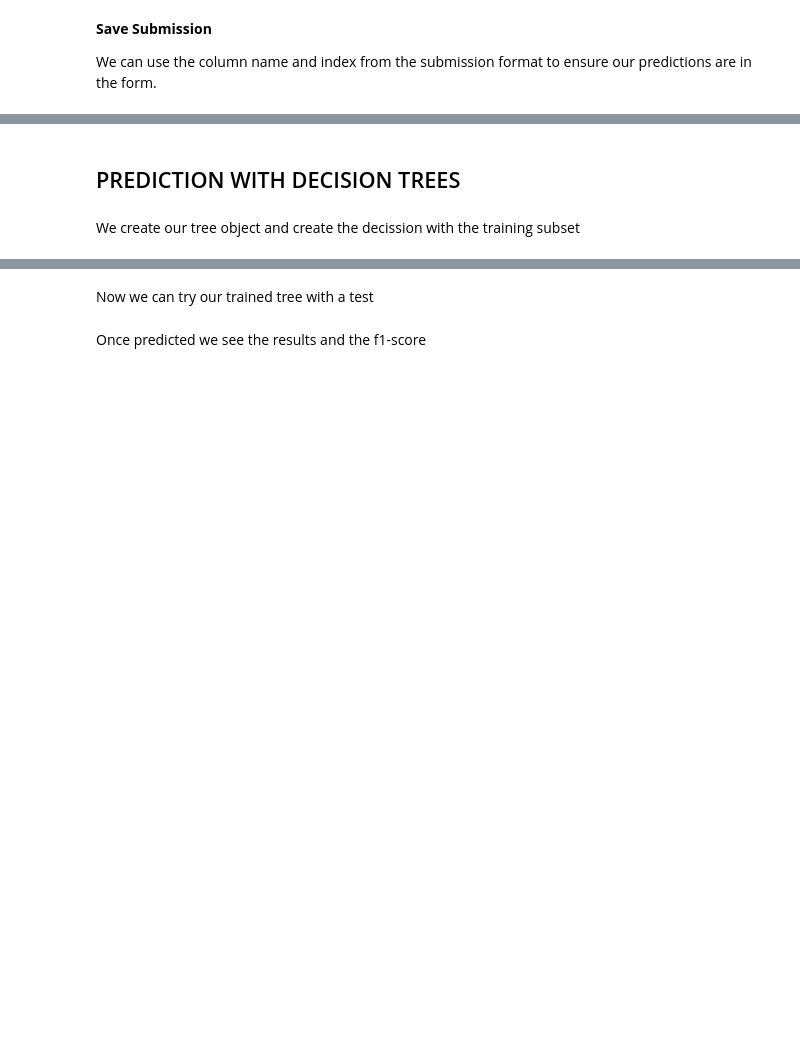
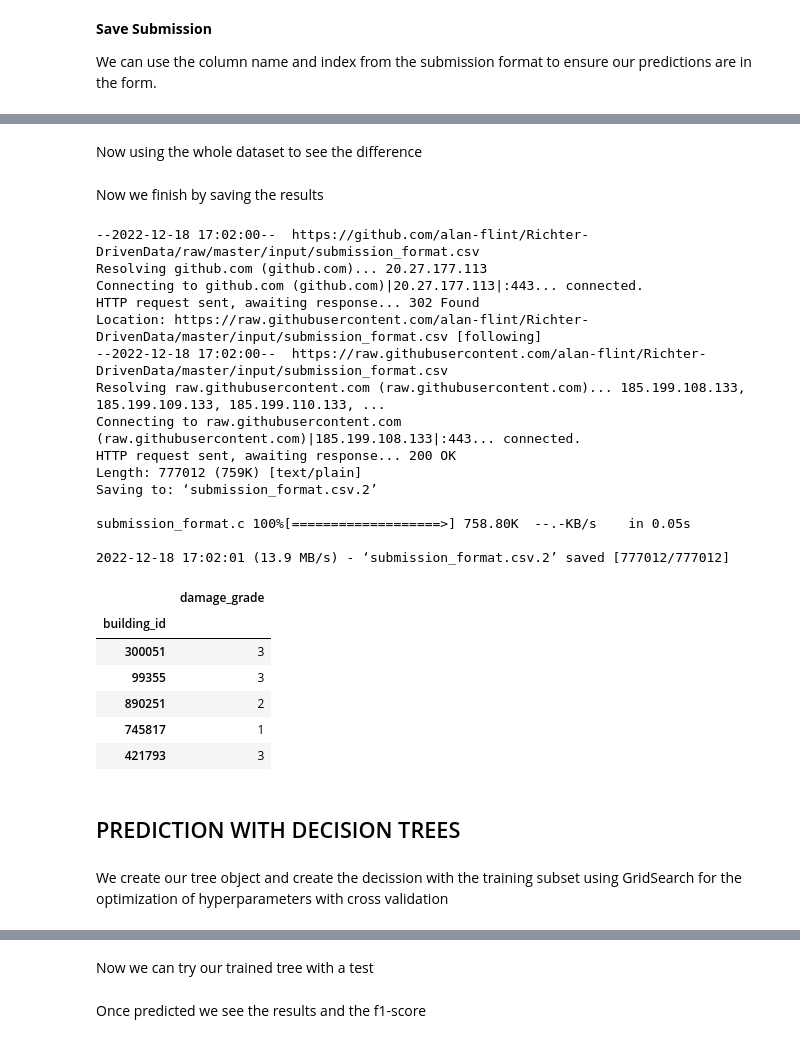
Before and after one commit to JavierVillarAsensio/Supervised_Learning-MachineLearningTechniques, a Jupyter notebook: Richter_Prediction.ipynb, the cells around one changed output, grey strips where cells are left out. Saved outputs shown, nothing was run; the diff lists cells and outputs as text; code cells hidden in the pictures; blank space fills up the shorter version.

```diff
--- a/Richter_Prediction.ipynb
+++ b/Richter_Prediction.ipynb
@@ -331,3 +400,41 @@ We can use the column name and index from the submission format to ensure our pr
+# %% [markdown]
+Now using the whole dataset to see the difference
+# %%
+predictions = gs.predict(test_values_subset)
+# %% [markdown]
+Now we finish by saving the results
+# %%
+!wget https://github.com/alan-flint/Richter-DrivenData/raw/master/input/submission_format.csv
+submission_format = pd.read_csv('submission_format.csv', index_col='building_id')
+my_submission = pd.DataFrame(data=predictions,
+                             columns=submission_format.columns,
+                             index=submission_format.index)
+
+my_submission.to_csv('submissionKNN.csv')
+my_submission.head()
+# %% [output]
+--2022-12-18 17:02:00--  https://github.com/alan-flint/Richter-DrivenData/raw/master/input/submission_format.csv
+Resolving github.com (github.com)... 20.27.177.113
+Connecting to github.com (github.com)|20.27.177.113|:443... connected.
+HTTP request sent, awaiting response... 302 Found
+Location: https://raw.githubusercontent.com/alan-flint/Richter-DrivenData/master/input/submission_format.csv [following]
+--2022-12-18 17:02:00--  https://raw.githubusercontent.com/alan-flint/Richter-DrivenData/master/input/submission_format.csv
+Resolving raw.githubusercontent.com (raw.githubusercontent.com)... 185.199.108.133, 185.199.109.133, 185.199.110.133, ...
+Connecting to raw.githubusercontent.com (raw.githubusercontent.com)|185.199.108.133|:443... connected.
+HTTP request sent, awaiting response... 200 OK
+Length: 777012 (759K) [text/plain]
+Saving to: ‘submission_format.csv.2’
+
+submission_format.c 100%[===================>] 758.80K  --.-KB/s    in 0.05s
+
+2022-12-18 17:02:01 (13.9 MB/s) - ‘submission_format.csv.2’ saved [777012/777012]
+|  | damage_grade |
+| building_id |  |
+| 300051 | 3 |
+| 99355 | 3 |
+| 890251 | 2 |
+| 745817 | 1 |
+| 421793 | 3 |
 # %% [markdown]
 ## PREDICTION WITH DECISION TREES
 # %%
@@ -335,4 +442,4 @@ import sklearn
 from sklearn import tree
 from sklearn.tree import DecisionTreeClassifier
 # %% [markdown]
-We create our tree object and create the decission with the training subset
+We create our tree object and create the decission with the training subset using GridSearch for the optimization of hyperparameters with cross validation
```
Also changed, not shown: parts of 28 cells of this notebook.
